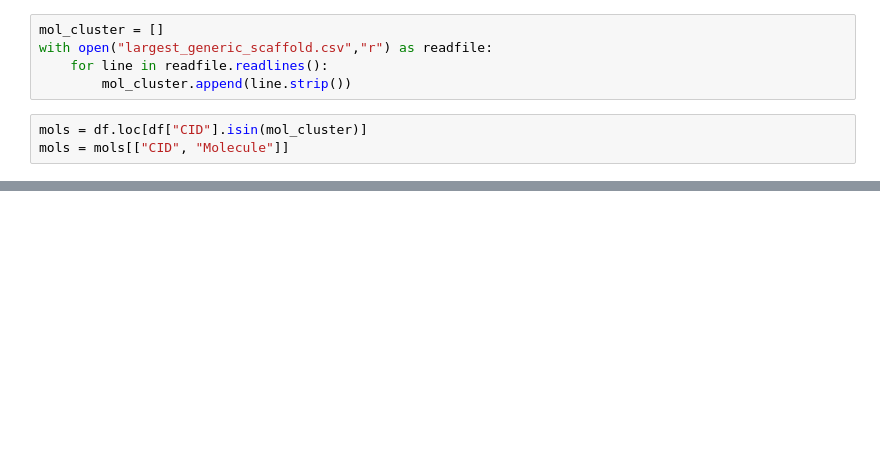
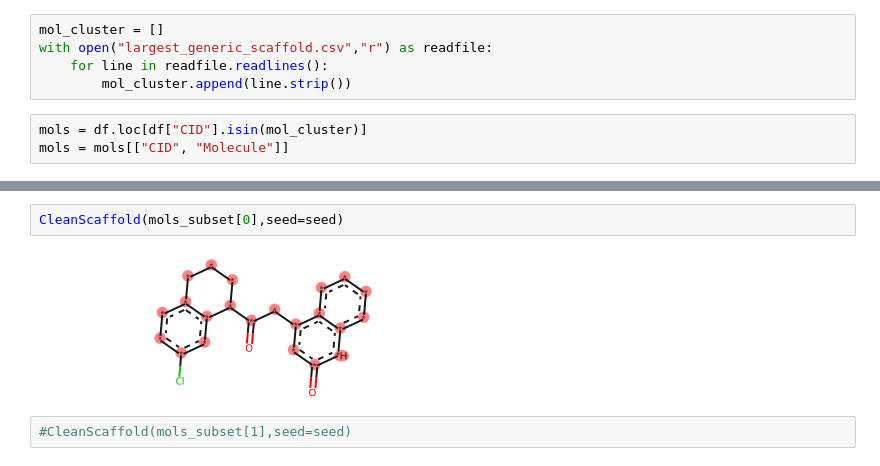
Before and after one commit to michellab/RBFENN, a Jupyter notebook: CLI/week7/accelerated_grafting.ipynb, the cells around one changed output, grey strips where cells are left out. Cells and saved outputs as stored; diff of their text form; blank space fills up the shorter version.

```diff
--- a/CLI/week7/accelerated_grafting.ipynb
+++ b/CLI/week7/accelerated_grafting.ipynb
@@ -534,0 +305,6 @@ print(round(t6-t5, 3), "seconds")
+# %%
+CleanScaffold(mols_subset[0],seed=seed)
+# %% [output]
+[figure, added]
+# %%
+#CleanScaffold(mols_subset[1],seed=seed)
```
Also changed, not shown: parts of 35 cells of this notebook, 40 other files.
